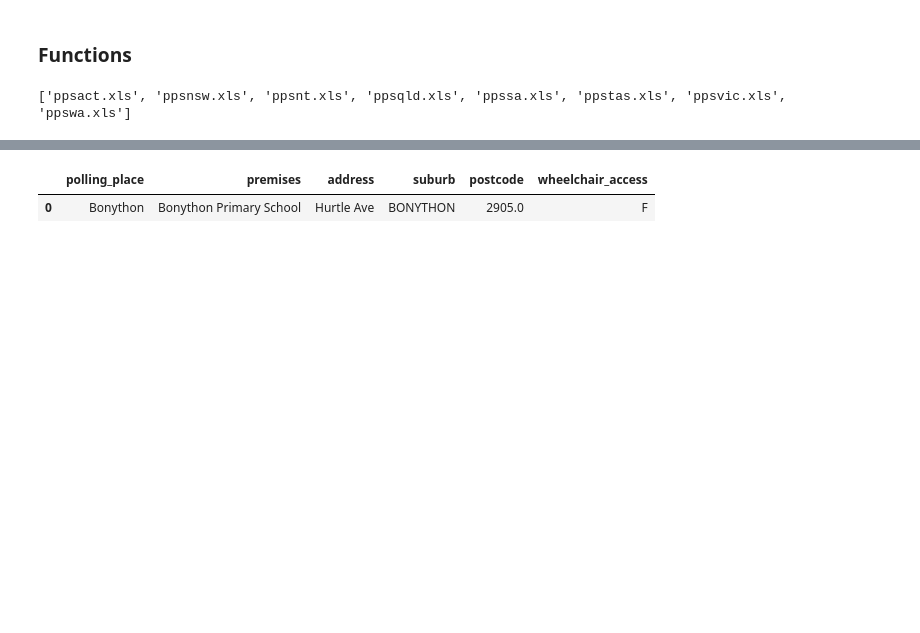
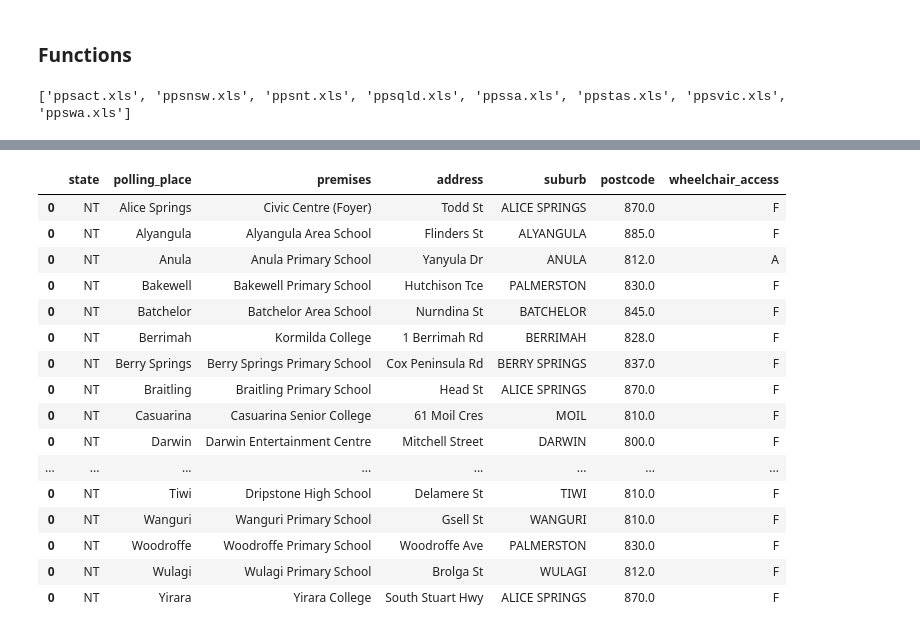
Before and after one commit to jaketclarke/australian_referenda, a Jupyter notebook: referenda_data_cleanup.ipynb, the cells around one changed output, grey strips where cells are left out. Saved outputs shown, nothing was run; the diff lists cells and outputs as text; code cells hidden in the pictures; blank space fills up the shorter version.

Commit message:
added state column to df for polling places

```diff
--- a/referenda_data_cleanup.ipynb
+++ b/referenda_data_cleanup.ipynb
@@ -446,60 +446,3 @@ The files are a bit of a mess:
 We need to loop through each row of the spreadsheet, keeping values if each column has a value, but throwing them out if they don't.
 
 We also need to populate a state column from the file name
-# %%
-#
-file = '1999_referenda/polling_places/ppsact.xls'
-
-x = xlrd.open_workbook(file)
-x_sheet = x.sheet_by_index(0)
-# date = x_sheet.cell(0,0).value.strip()
-# referenda = x_sheet.cell(5,0).value.strip()
-# state = x_sheet.cell(8,0).value.strip()
-# electorate = x_sheet.cell(9,0).value.strip()
-
-columns = [
-    'polling_place',
-    'premises',
-    'address',
-    'suburb',
-    'postcode',
-    'wheelchair_access'
-]
-
-df_polling_places = pd.DataFrame()
-
-for rowindex in range(x_sheet.nrows):
-#         for column in range(sheet.ncols):
-#             print "row::::: ", row
-#             print "column:: ", column
-#             print "value::: ", sheet.cell(row,column).value
-    row_slice = x_sheet.row_slice(
-        rowx=rowindex,
-        start_colx=0,
-        end_colx=8
-    )
-
-    # row list
-    row = []
-
-    # take keys off the row
-    for cell in row_slice:
-        row.append(cell.value)
-
-    # if there are no blank cells
-    test = row.count('')
-    if test == 0:
-        # and if it isn't the header row
-        if row[0] != 'Polling Place Name':
-
-            df = pd.DataFrame(data=[row], columns = columns)
-
-            if df_polling_places.empty:
-                df_polling_places = df
-            else:
-                df_polling_places.append(df)
-
-df_polling_places
-# %% [output]
-|  | polling_place | premises | address | suburb | postcode | wheelchair_access |
-| 0 | Bonython | Bonython Primary School | Hurtle Ave | BONYTHON | 2905.0 | F |
@@ -505,0 +527,20 @@ df_polling_places
+# %%
+get_polling_places(file)
+# %% [output]
+|  | state | polling_place | premises | address | suburb | postcode | wheelchair_access |
+| 0 | NT | Alice Springs | Civic Centre (Foyer) | Todd St | ALICE SPRINGS | 870.0 | F |
+| 0 | NT | Alyangula | Alyangula Area School | Flinders St | ALYANGULA | 885.0 | F |
+| 0 | NT | Anula | Anula Primary School | Yanyula Dr | ANULA | 812.0 | A |
+| 0 | NT | Bakewell | Bakewell Primary School | Hutchison Tce | PALMERSTON | 830.0 | F |
+| 0 | NT | Batchelor | Batchelor Area School | Nurndina St | BATCHELOR | 845.0 | F |
+| 0 | NT | Berrimah | Kormilda College | 1 Berrimah Rd | BERRIMAH | 828.0 | F |
+| 0 | NT | Berry Springs | Berry Springs Primary School | Cox Peninsula Rd | BERRY SPRINGS | 837.0 | F |
+| 0 | NT | Braitling | Braitling Primary School | Head St | ALICE SPRINGS | 870.0 | F |
+| 0 | NT | Casuarina | Casuarina Senior College | 61 Moil Cres | MOIL | 810.0 | F |
+| 0 | NT | Darwin | Darwin Entertainment Centre | Mitchell Street | DARWIN | 800.0 | F |
+| ... | ... | ... | ... | ... | ... | ... | ... |
+| 0 | NT | Tiwi | Dripstone High School | Delamere St | TIWI | 810.0 | F |
+| 0 | NT | Wanguri | Wanguri Primary School | Gsell St | WANGURI | 810.0 | F |
+| 0 | NT | Woodroffe | Woodroffe Primary School | Woodroffe Ave | PALMERSTON | 830.0 | F |
+| 0 | NT | Wulagi | Wulagi Primary School | Brolga St | WULAGI | 812.0 | F |
+| 0 | NT | Yirara | Yirara College | South Stuart Hwy | ALICE SPRINGS | 870.0 | F |
```
Also changed, not shown: parts of 1 cell of this notebook.
